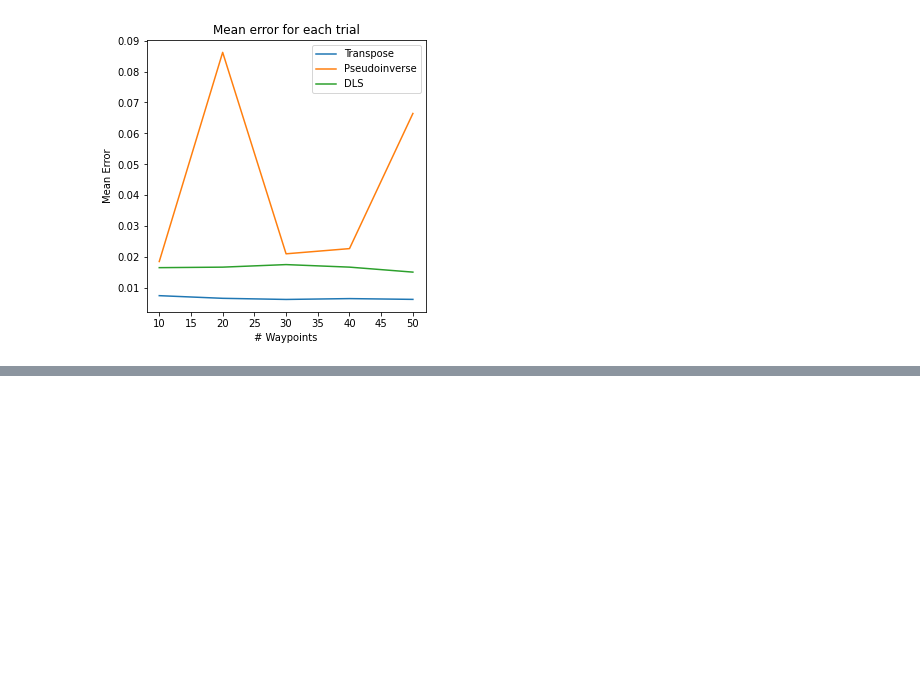
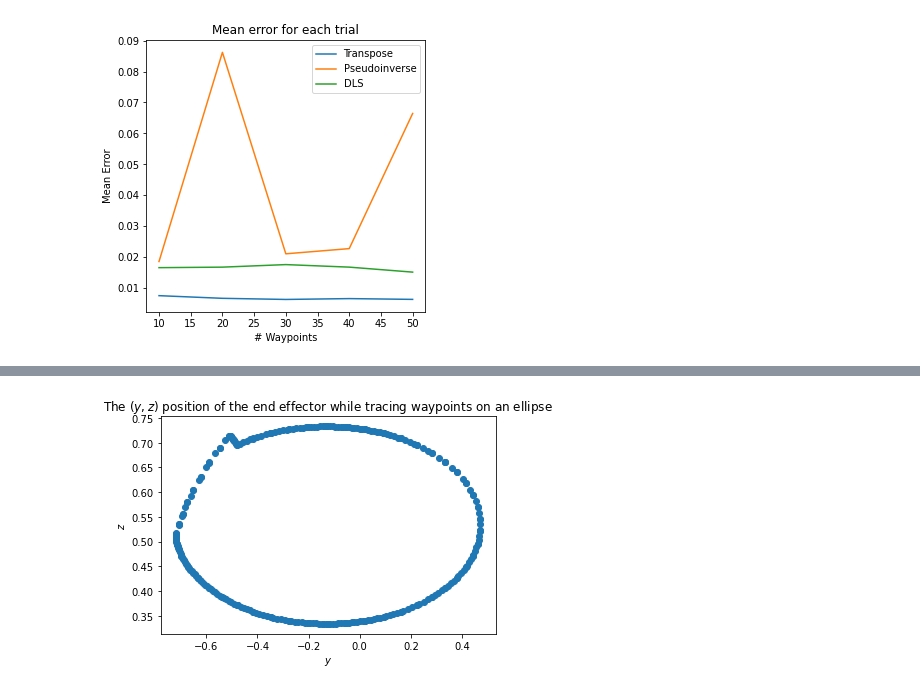
Before and after one commit to sjwil/DifferentialInverseKinematics, a Jupyter notebook: Project Results.ipynb, the cells around one changed output, grey strips where cells are left out. Saved outputs shown, nothing was run; the diff lists cells and outputs as text; code cells hidden in the pictures; blank space fills up the shorter version.

```diff
--- a/Project Results.ipynb
+++ b/Project Results.ipynb
@@ -86,3 +88,7 @@ plt.show()
+# %%
+create_ellipse_plot(np.array(dls_positions))
+# %% [output]
+[figure, added]
 # %%
 i = 0
 while robot.step(timestep) != -1:
```
Also changed, not shown: parts of 5 cells of this notebook, 2 other files.
